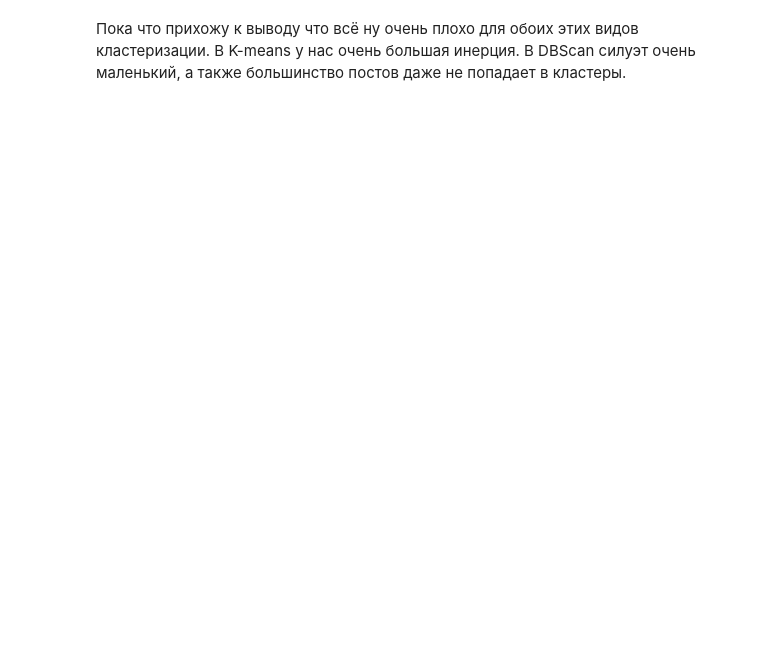
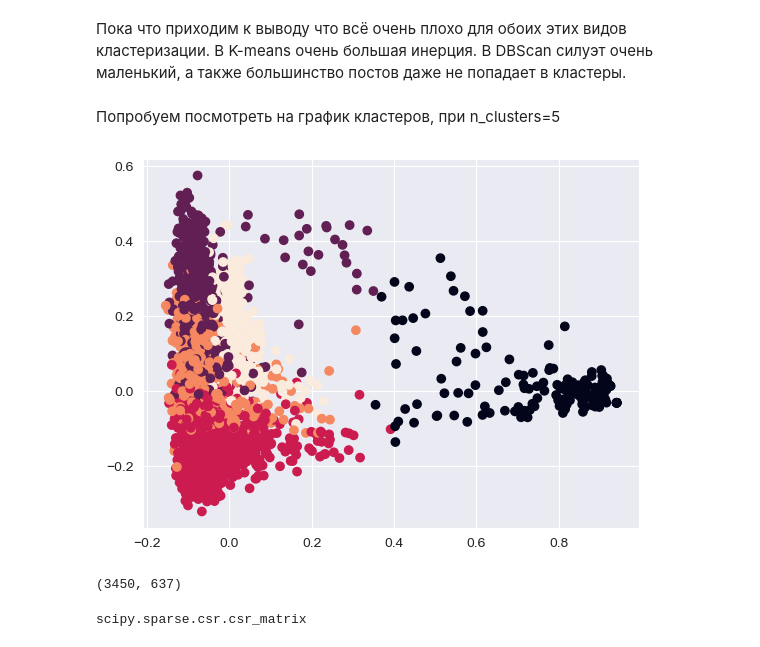
Before and after one commit to Dforgeek/Tinkoff_Pulse_Analyzer, a Jupyter notebook: tfidf.ipynb, the cells around one changed output. Cells and saved outputs as stored; diff of their text form; code cells hidden in the pictures; blank space fills up the shorter version.

Commit message:
feat: k-means

```diff
--- a/tfidf.ipynb
+++ b/tfidf.ipynb
@@ -98,2 +100,28 @@ plt.show()
 # %% [markdown]
-Пока что прихожу к выводу что всё ну очень плохо для обоих этих видов кластеризации. В K-means у нас очень большая инерция. В DBScan силуэт очень маленький, а также большинство постов даже не попадает в кластеры.
+Пока что приходим к выводу что всё очень плохо для обоих этих видов кластеризации. В K-means очень большая инерция. В DBScan силуэт очень маленький, а также большинство постов даже не попадает в кластеры.
+# %% [markdown]
+Попробуем посмотреть на график кластеров, при n_clusters=5
+# %%
+model = KMeans(n_clusters=5)
+model.fit(X)
+model.labels_
+
+pca = PCA(n_components=2)
+X_pca = pca.fit_transform(X.toarray())
+
+# Get the cluster labels
+labels = model.labels_
+
+# Plot the clusters
+plt.scatter(X_pca[:, 0], X_pca[:, 1], c=labels)
+plt.show()
+# %% [output]
+[figure, added]
+# %%
+X.shape
+# %% [output]
+(3450, 637)
+# %%
+type(X)
+# %% [output]
+scipy.sparse.csr.csr_matrix
```
Also changed, not shown: parts of 5 cells of this notebook, 2 other files.
